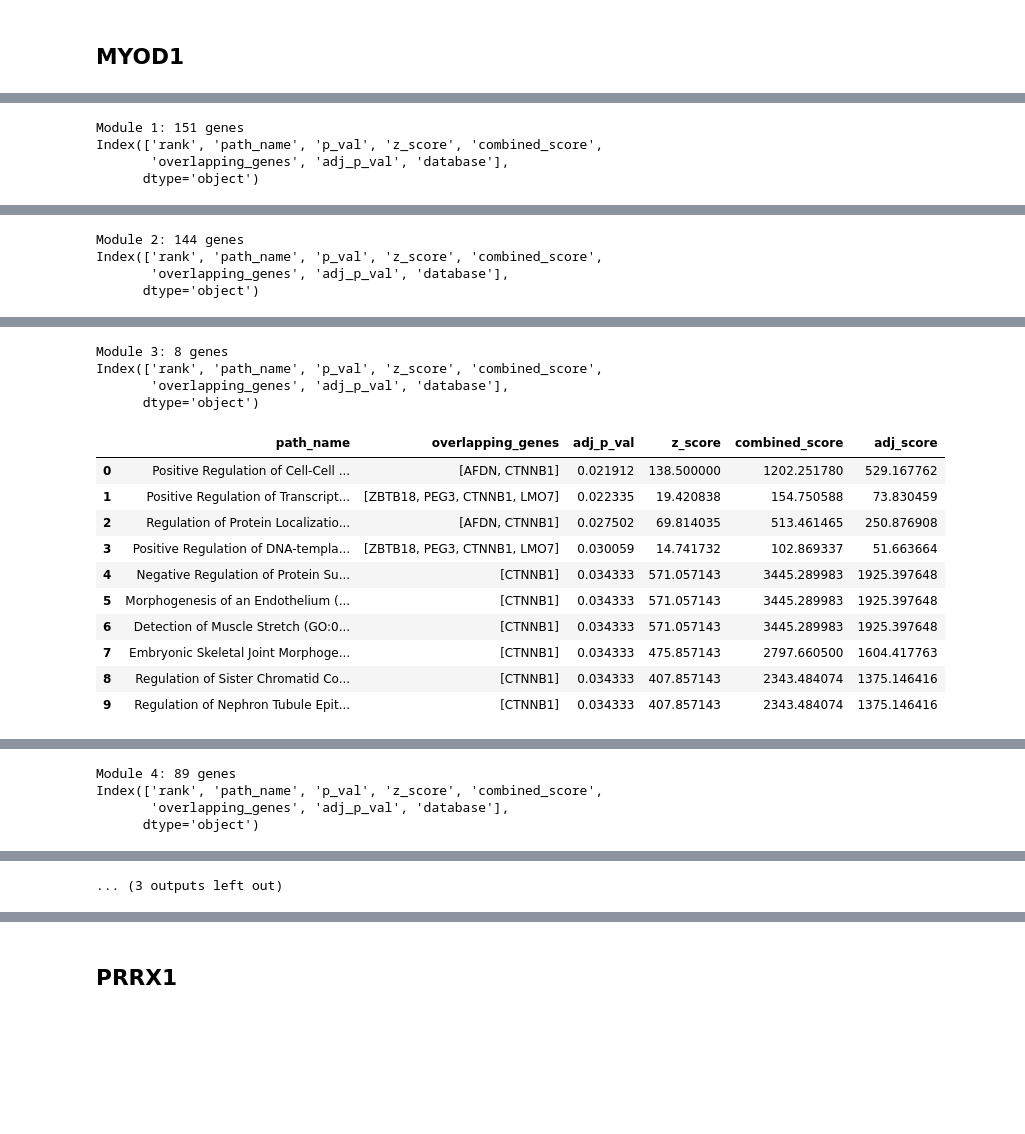
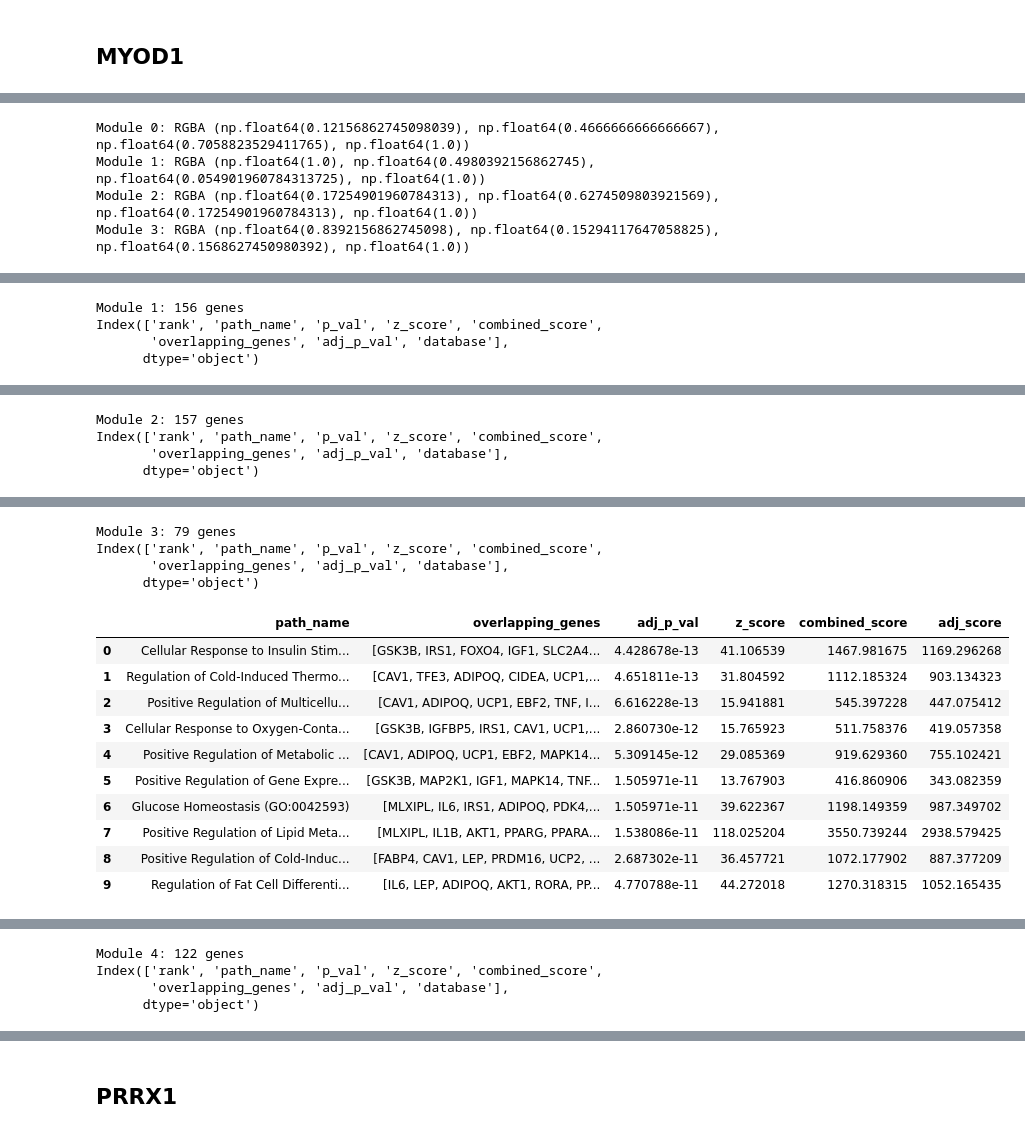
Before and after one commit to jrcwycy/Hybrid, a Jupyter notebook: notebooks/HWG/community_detection.ipynb, the cells around one changed output, grey strips where cells are left out. Drawn from its saved outputs; the diff is of its cells as text; code cells hidden in the pictures; blank space fills up the shorter version.

```diff
--- a/notebooks/HWG/community_detection.ipynb
+++ b/notebooks/HWG/community_detection.ipynb
@@ -91,7 +92,7 @@ M = GM.copy()
 comms = louvain_communities(
     M,
     seed=1,
-    resolution=1.1,
+    resolution=1, # 1.1
 )
 
 # comms = leiden_communities(
@@ -132,3 +143,12 @@ plt.show()
+# %%
+for module_id in sorted(set(module_of.values())):
+    color = cmap(module_id % 20)
+    print(f"Module {module_id}: RGBA {color}")
+# %% [output]
+Module 0: RGBA (np.float64(0.12156862745098039), np.float64(0.4666666666666667), np.float64(0.7058823529411765), np.float64(1.0))
+Module 1: RGBA (np.float64(1.0), np.float64(0.4980392156862745), np.float64(0.054901960784313725), np.float64(1.0))
+Module 2: RGBA (np.float64(0.17254901960784313), np.float64(0.6274509803921569), np.float64(0.17254901960784313), np.float64(1.0))
+Module 3: RGBA (np.float64(0.8392156862745098), np.float64(0.15294117647058825), np.float64(0.1568627450980392), np.float64(1.0))
 # %%
 modules = {i: sorted(list(nodes)) for i, nodes in enumerate(comms)}
 
@@ -138,6 +158,8 @@ database = "GO_Biological_Process_2025"
 # database="Reactome_Pathways_2024"
 # database="KEGG_2021_Human"
 # database='MSigDB_Hallmark_2020'
+
+results = {}
 
 for module, nodes in modules.items():
 
@@ -149,10 +171,12 @@ for module, nodes in modules.items():
         save=False,
     )
 
-    enr = enr[enr['adj_p_val'] < 0.05]
+    enr = enr[enr['adj_p_val'] < 0.01]
     print(enr.columns)
 
     enr['adj_score'] = abs(np.log(enr['adj_p_val']) * enr['z_score'])
+
+    results[f'{module+1}'] = enr
 
     # enr = enr.sort_values(by='adj_score', ascending=False)
 
@@ -164,4 +188,4 @@ Fri Apr 17 12:00:22 2026 INFO Performing Enichr analysis using database GO_Biolo
-Module 1: 151 genes
+Module 1: 156 genes
 Index(['rank', 'path_name', 'p_val', 'z_score', 'combined_score',
        'overlapping_genes', 'adj_p_val', 'database'],
       dtype='object')
@@ -180,4 +204,4 @@ Fri Apr 17 12:00:23 2026 INFO Performing Enichr analysis using database GO_Biolo
-Module 2: 144 genes
+Module 2: 157 genes
 Index(['rank', 'path_name', 'p_val', 'z_score', 'combined_score',
        'overlapping_genes', 'adj_p_val', 'database'],
       dtype='object')
@@ -196,15 +220,15 @@ Fri Apr 17 12:00:24 2026 INFO Performing Enichr analysis using database GO_Biolo
-Module 3: 8 genes
+Module 3: 79 genes
 Index(['rank', 'path_name', 'p_val', 'z_score', 'combined_score',
        'overlapping_genes', 'adj_p_val', 'database'],
       dtype='object')
 |  | path_name | overlapping_genes | adj_p_val | z_score | combined_score | adj_score |
-| 0 | Positive Regulation of Cell-Cell ... | [AFDN, CTNNB1] | 0.021912 | 138.500000 | 1202.251780 | 529.167762 |
-| 1 | Positive Regulation of Transcript... | [ZBTB18, PEG3, CTNNB1, LMO7] | 0.022335 | 19.420838 | 154.750588 | 73.830459 |
-| 2 | Regulation of Protein Localizatio... | [AFDN, CTNNB1] | 0.027502 | 69.814035 | 513.461465 | 250.876908 |
-| 3 | Positive Regulation of DNA-templa... | [ZBTB18, PEG3, CTNNB1, LMO7] | 0.030059 | 14.741732 | 102.869337 | 51.663664 |
-| 4 | Negative Regulation of Protein Su... | [CTNNB1] | 0.034333 | 571.057143 | 3445.289983 | 1925.397648 |
-| 5 | Morphogenesis of an Endothelium (... | [CTNNB1] | 0.034333 | 571.057143 | 3445.289983 | 1925.397648 |
-| 6 | Detection of Muscle Stretch (GO:0... | [CTNNB1] | 0.034333 | 571.057143 | 3445.289983 | 1925.397648 |
-| 7 | Embryonic Skeletal Joint Morphoge... | [CTNNB1] | 0.034333 | 475.857143 | 2797.660500 | 1604.417763 |
-| 8 | Regulation of Sister Chromatid Co... | [CTNNB1] | 0.034333 | 407.857143 | 2343.484074 | 1375.146416 |
-| 9 | Regulation of Nephron Tubule Epit... | [CTNNB1] | 0.034333 | 407.857143 | 2343.484074 | 1375.146416 |
+| 0 | Cellular Response to Insulin Stim... | [GSK3B, IRS1, FOXO4, IGF1, SLC2A4... | 4.428678e-13 | 41.106539 | 1467.981675 | 1169.296268 |
+| 1 | Regulation of Cold-Induced Thermo... | [CAV1, TFE3, ADIPOQ, CIDEA, UCP1,... | 4.651811e-13 | 31.804592 | 1112.185324 | 903.134323 |
+| 2 | Positive Regulation of Multicellu... | [CAV1, ADIPOQ, UCP1, EBF2, TNF, I... | 6.616228e-13 | 15.941881 | 545.397228 | 447.075412 |
+| 3 | Cellular Response to Oxygen-Conta... | [GSK3B, IGFBP5, IRS1, CAV1, UCP1,... | 2.860730e-12 | 15.765923 | 511.758376 | 419.057358 |
+| 4 | Positive Regulation of Metabolic ... | [CAV1, ADIPOQ, UCP1, EBF2, MAPK14... | 5.309145e-12 | 29.085369 | 919.629360 | 755.102421 |
+| 5 | Positive Regulation of Gene Expre... | [GSK3B, MAP2K1, IGF1, MAPK14, TNF... | 1.505971e-11 | 13.767903 | 416.860906 | 343.082359 |
+| 6 | Glucose Homeostasis (GO:0042593) | [MLXIPL, IL6, IRS1, ADIPOQ, PDK4,... | 1.505971e-11 | 39.622367 | 1198.149359 | 987.349702 |
+| 7 | Positive Regulation of Lipid Meta... | [MLXIPL, IL1B, AKT1, PPARG, PPARA... | 1.538086e-11 | 118.025204 | 3550.739244 | 2938.579425 |
+| 8 | Positive Regulation of Cold-Induc... | [FABP4, CAV1, LEP, PRDM16, UCP2, ... | 2.687302e-11 | 36.457721 | 1072.177902 | 887.377209 |
+| 9 | Regulation of Fat Cell Differenti... | [IL6, LEP, ADIPOQ, AKT1, RORA, PP... | 4.770788e-11 | 44.272018 | 1270.318315 | 1052.165435 |
@@ -212,4 +236,4 @@ Fri Apr 17 12:00:24 2026 INFO Performing Enichr analysis using database GO_Biolo
-Module 4: 89 genes
+Module 4: 122 genes
 Index(['rank', 'path_name', 'p_val', 'z_score', 'combined_score',
        'overlapping_genes', 'adj_p_val', 'database'],
       dtype='object')
@@ -227 +250,0 @@ Index(['rank', 'path_name', 'p_val', 'z_score', 'combined_score',
-... (3 outputs left out)
```
Also changed, not shown: parts of 11 cells of this notebook, 18 other files.
